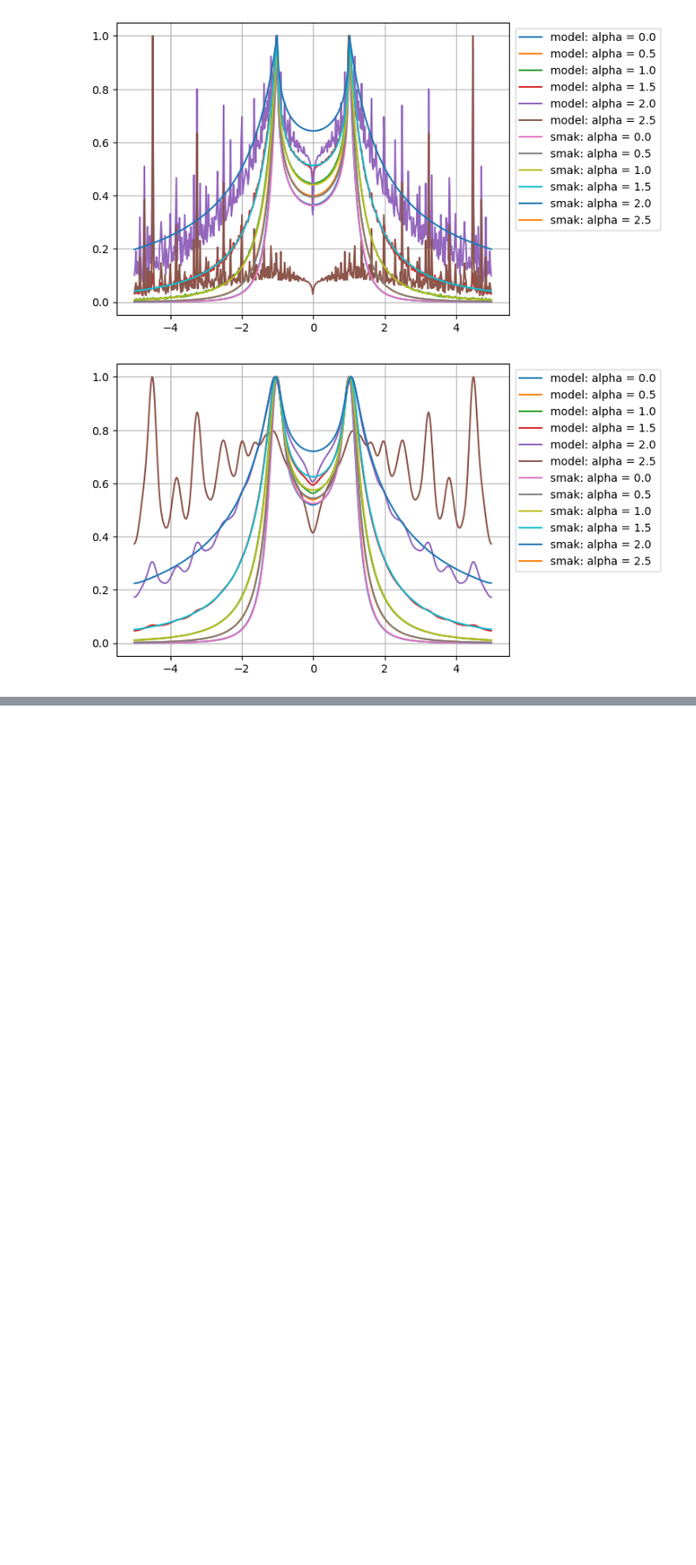
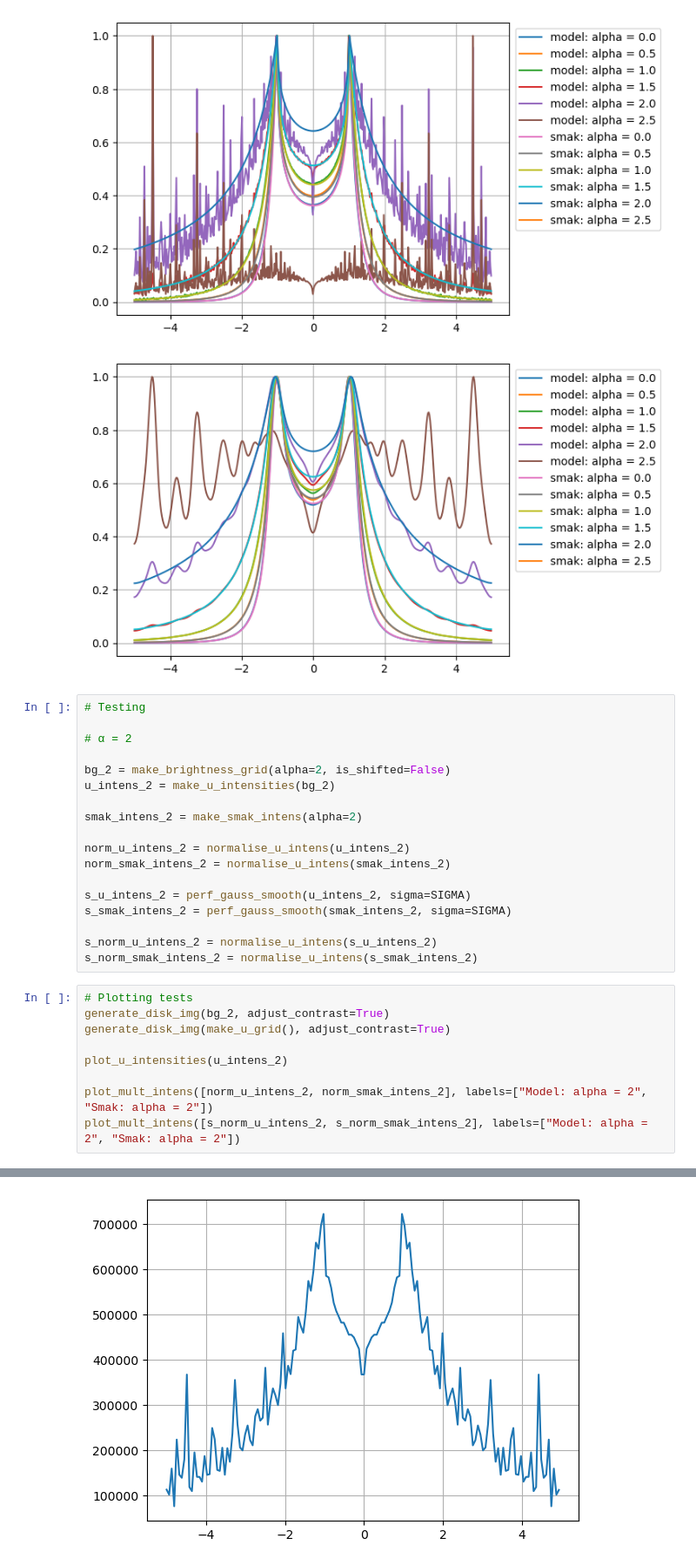
Before and after one commit to o-thorp7/ssp_code_2025, a Jupyter notebook: oli/disk_w_smak.ipynb, the cells around one changed output, grey strips where cells are left out. Shown at 87% size. Cells and saved outputs as stored; diff of their text form; blank space fills up the shorter version.

```diff
--- a/oli/disk_w_smak.ipynb
+++ b/oli/disk_w_smak.ipynb
@@ -336,3 +336,31 @@ plot_mult_intens(s_norm_u_intens_alph_range + s_norm_smak_intens_alph_range, lab
 [figure]
 [figure]
 [figure]
+# %%
+# Testing
+
+# α = 2
+
+bg_2 = make_brightness_grid(alpha=2, is_shifted=False)
+u_intens_2 = make_u_intensities(bg_2)
+
+smak_intens_2 = make_smak_intens(alpha=2)
+
+norm_u_intens_2 = normalise_u_intens(u_intens_2)
+norm_smak_intens_2 = normalise_u_intens(smak_intens_2)
+
+s_u_intens_2 = perf_gauss_smooth(u_intens_2, sigma=SIGMA)
+s_smak_intens_2 = perf_gauss_smooth(smak_intens_2, sigma=SIGMA)
+
+s_norm_u_intens_2 = normalise_u_intens(s_u_intens_2)
+s_norm_smak_intens_2 = normalise_u_intens(s_smak_intens_2)
+# %%
+# Plotting tests
+generate_disk_img(bg_2, adjust_contrast=True)
+generate_disk_img(make_u_grid(), adjust_contrast=True)
+
+plot_u_intensities(u_intens_2)
+
+plot_mult_intens([norm_u_intens_2, norm_smak_intens_2], labels=["Model: alpha = 2", "Smak: alpha = 2"])
+plot_mult_intens([s_norm_u_intens_2, s_norm_smak_intens_2], labels=["Model: alpha = 2", "Smak: alpha = 2"])
+# %% [output]
@@ -338,0 +369 @@ plot_mult_intens(s_norm_u_intens_alph_range + s_norm_smak_intens_alph_range, lab
+[figure, added]
```
Also changed, not shown: parts of 4 cells of this notebook, 2 other files.
